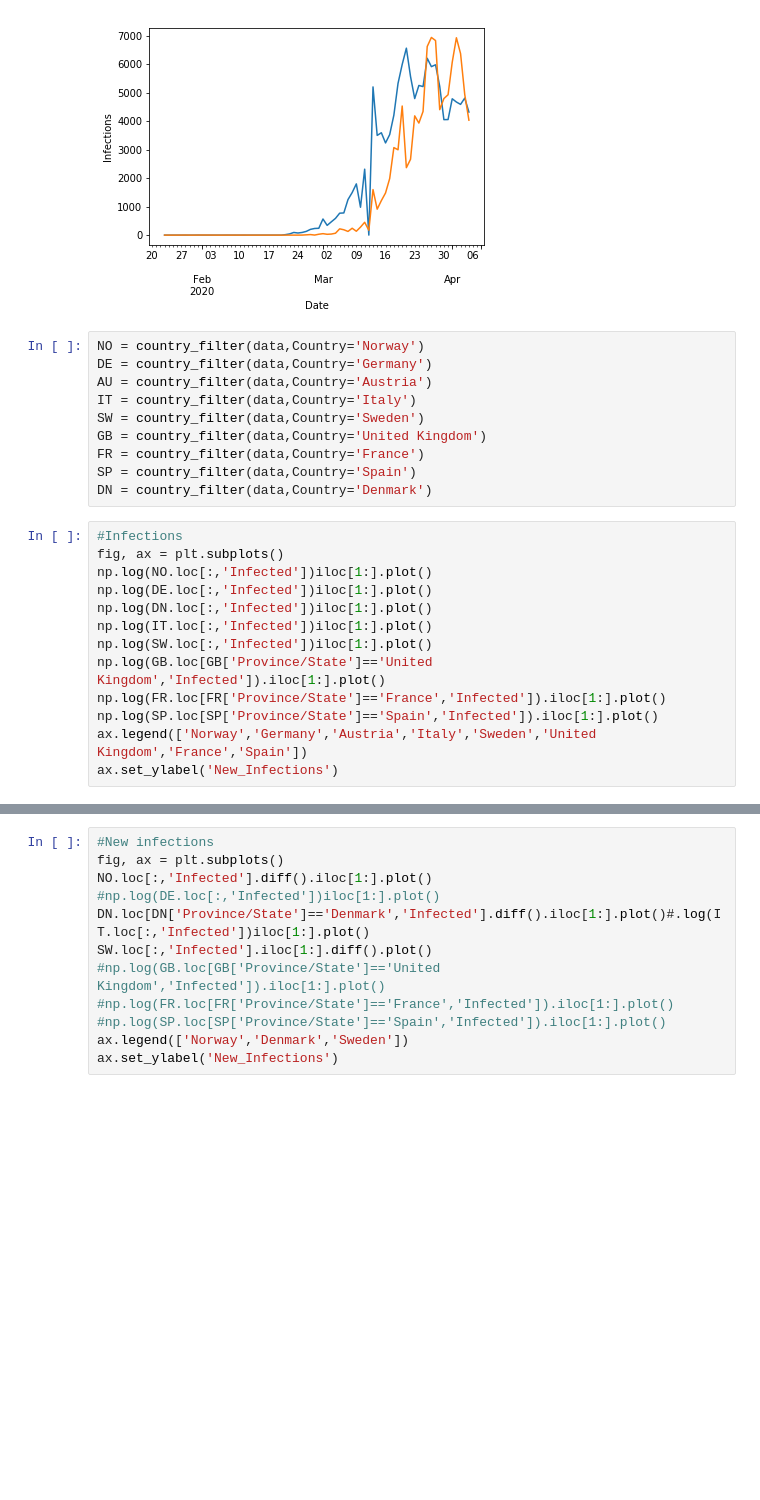
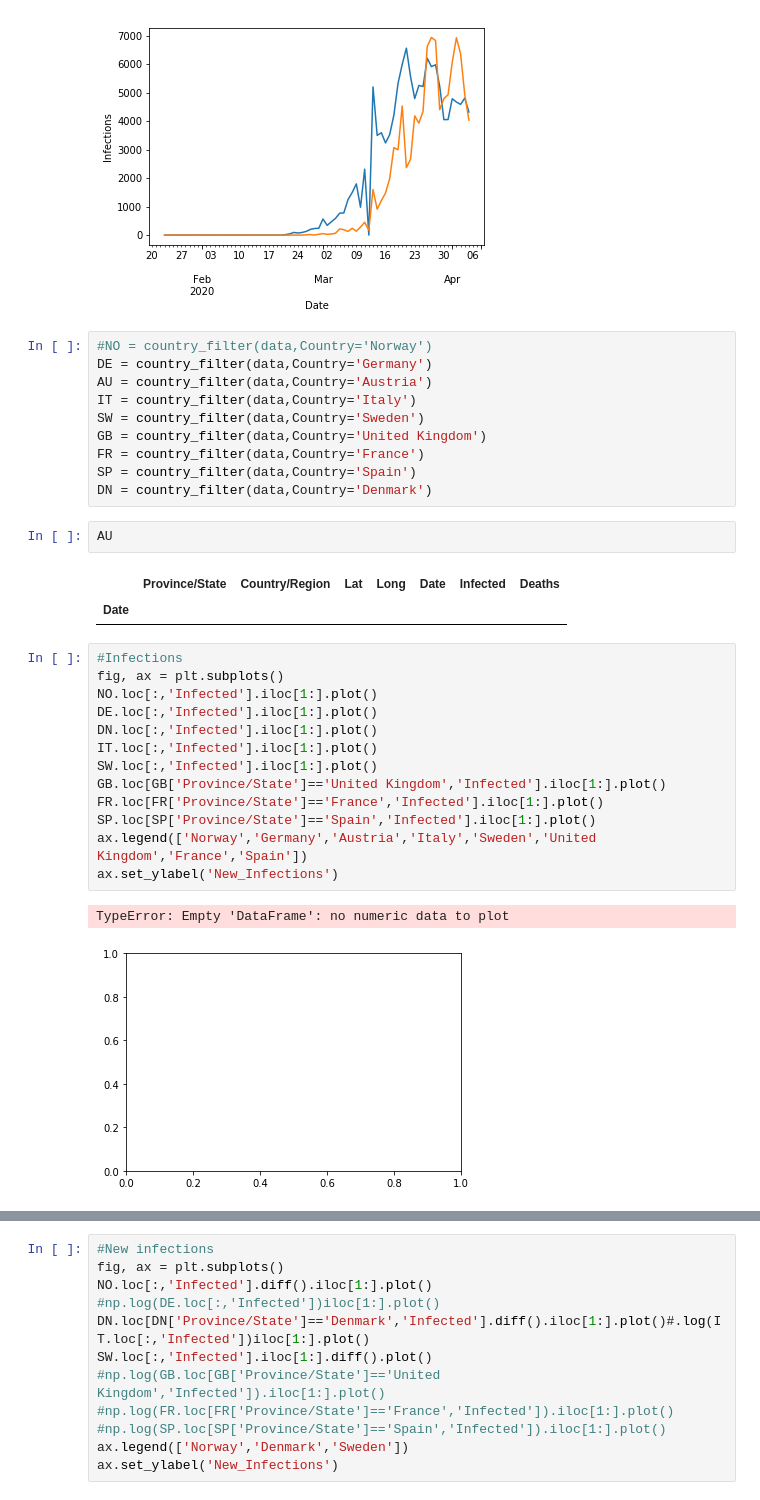
Before and after one commit to matthiasboeker/Covid_19_Forecast, a Jupyter notebook: Notebooks/ARIMA_Approach.ipynb, the cells around one changed output, grey strips where cells are left out. Drawn from its saved outputs; the diff is of its cells as text; blank space fills up the shorter version.

```diff
--- a/Notebooks/ARIMA_Approach.ipynb
+++ b/Notebooks/ARIMA_Approach.ipynb
@@ -238,7 +238,7 @@ ax.legend(['Italy','Germany'])
 Text(0,0.5,'Infections')
 [figure]
 # %%
-NO = country_filter(data,Country='Norway')
+#NO = country_filter(data,Country='Norway')
 DE = country_filter(data,Country='Germany')
 AU = country_filter(data,Country='Austria')
 IT = country_filter(data,Country='Italy')
@@ -247,19 +247,27 @@ GB = country_filter(data,Country='United Kingdom')
 FR = country_filter(data,Country='France')
 SP = country_filter(data,Country='Spain')
 DN = country_filter(data,Country='Denmark')
+# %%
+AU
+# %% [output]
+|  | Province/State | Country/Region | Lat | Long | Date | Infected | Deaths |
+| Date |  |  |  |  |  |  |  |
 # %%
 #Infections
 fig, ax = plt.subplots()
-np.log(NO.loc[:,'Infected'])iloc[1:].plot()
-np.log(DE.loc[:,'Infected'])iloc[1:].plot()
-np.log(DN.loc[:,'Infected'])iloc[1:].plot()
-np.log(IT.loc[:,'Infected'])iloc[1:].plot()
-np.log(SW.loc[:,'Infected'])iloc[1:].plot()
-np.log(GB.loc[GB['Province/State']=='United Kingdom','Infected']).iloc[1:].plot()
-np.log(FR.loc[FR['Province/State']=='France','Infected']).iloc[1:].plot()
-np.log(SP.loc[SP['Province/State']=='Spain','Infected']).iloc[1:].plot()
+NO.loc[:,'Infected'].iloc[1:].plot()
+DE.loc[:,'Infected'].iloc[1:].plot()
+DN.loc[:,'Infected'].iloc[1:].plot()
+IT.loc[:,'Infected'].iloc[1:].plot()
+SW.loc[:,'Infected'].iloc[1:].plot()
+GB.loc[GB['Province/State']=='United Kingdom','Infected'].iloc[1:].plot()
+FR.loc[FR['Province/State']=='France','Infected'].iloc[1:].plot()
+SP.loc[SP['Province/State']=='Spain','Infected'].iloc[1:].plot()
 ax.legend(['Norway','Germany','Austria','Italy','Sweden','United Kingdom','France','Spain'])
 ax.set_ylabel('New_Infections')
+# %% [output]
+TypeError: Empty 'DataFrame': no numeric data to plot
+[figure, added]
 # %%
 #Infections
 fig, ax = plt.subplots()
```
Also changed, not shown: parts of 14 cells of this notebook.
